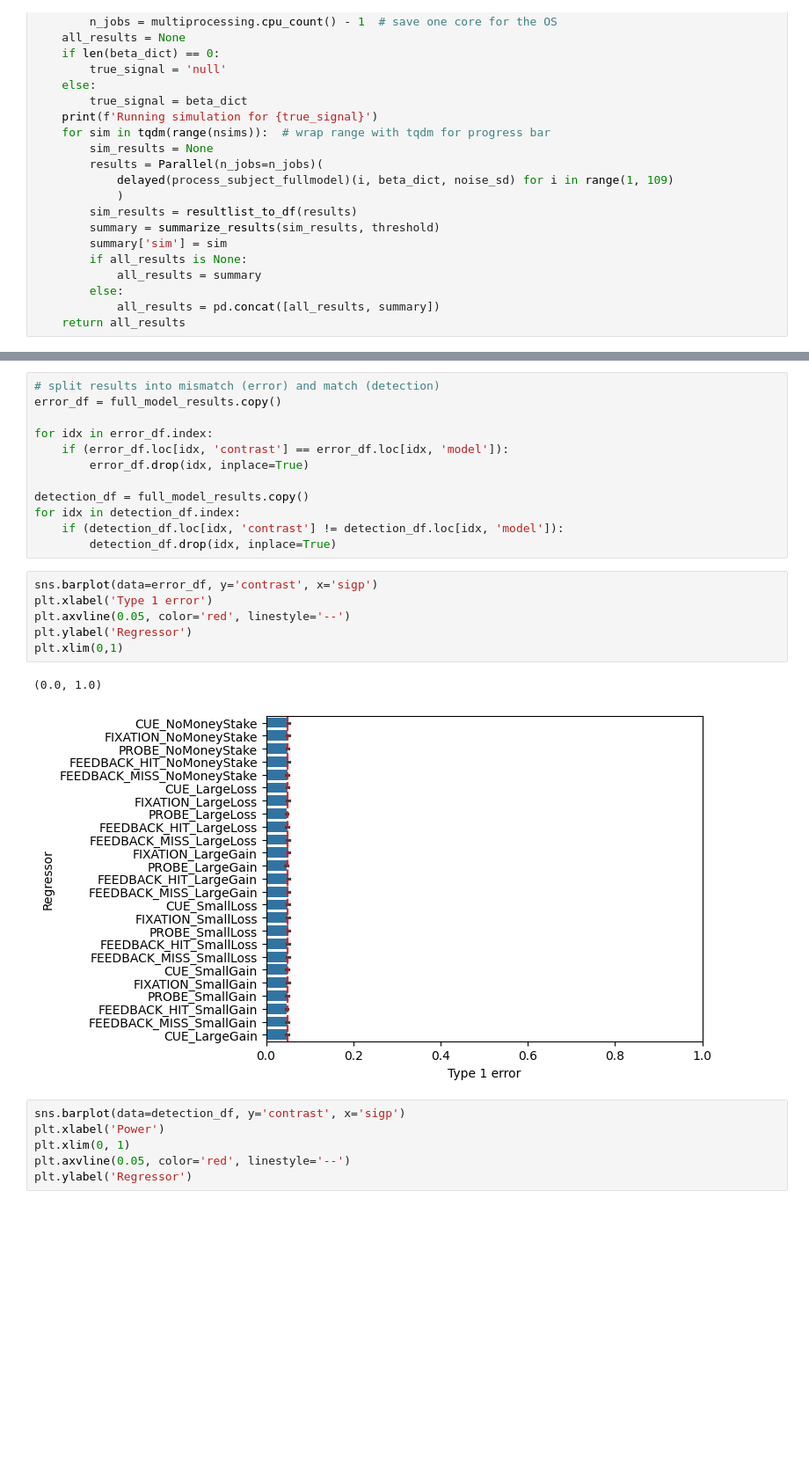
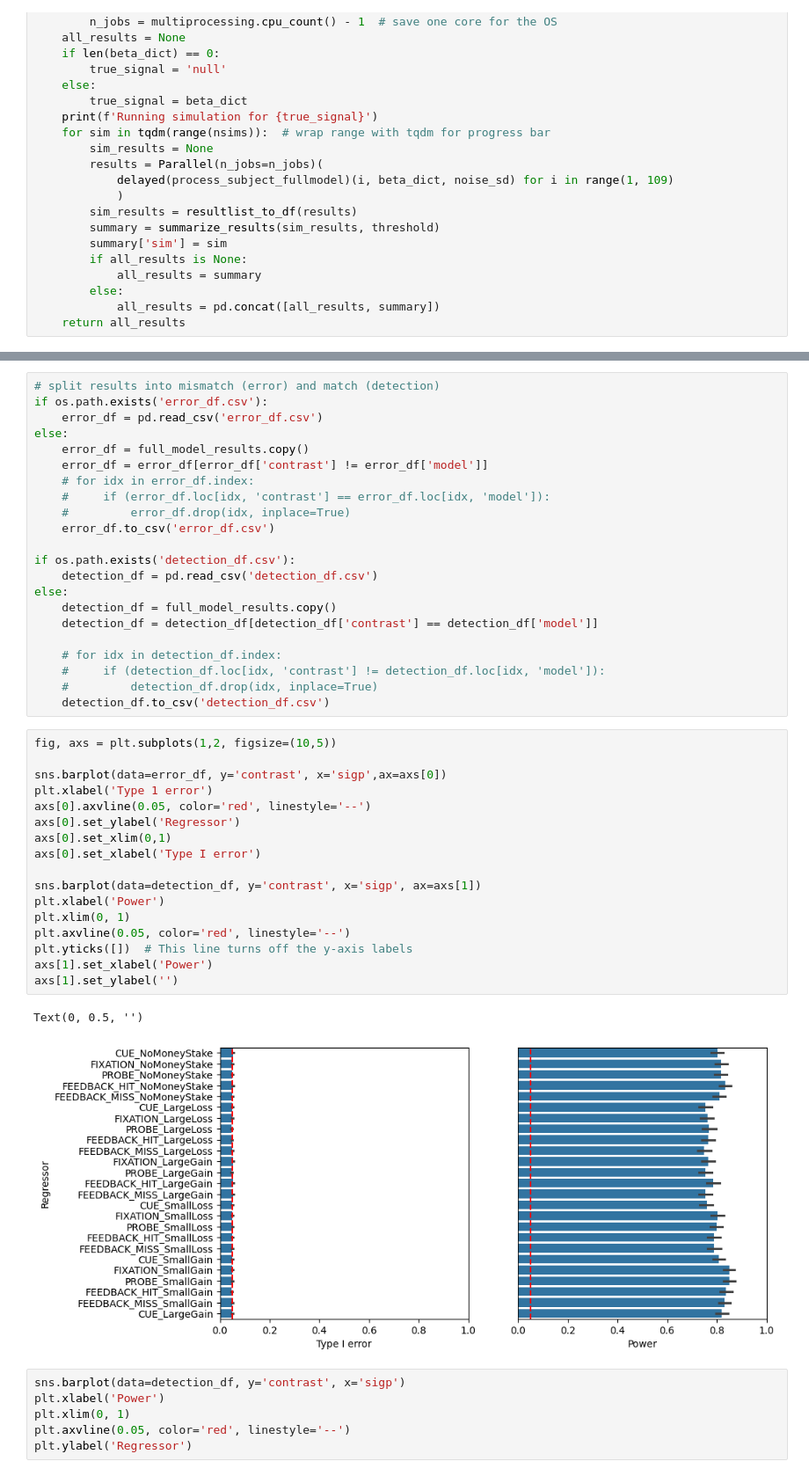
Before and after one commit to poldrack/MID_simulations, a Jupyter notebook: MID_sim_groupmodel_jittered.ipynb, the cells around one changed output, grey strips where cells are left out. Shown at 88% size. Drawn from its saved outputs; the diff is of its cells as text; blank space fills up the shorter version.

Commit message:
fix figures

```diff
--- a/MID_sim_groupmodel_jittered.ipynb
+++ b/MID_sim_groupmodel_jittered.ipynb
@@ -737,25 +741,46 @@ Running simulation for {'FEEDBACK_MISS_LargeLoss': 0.25}
 ... (13 outputs left out)
 # %%
 # split results into mismatch (error) and match (detection)
-error_df = full_model_results.copy()
+if os.path.exists('error_df.csv'):
+    error_df = pd.read_csv('error_df.csv')
+else:
+    error_df = full_model_results.copy()
+    error_df = error_df[error_df['contrast'] != error_df['model']]
+    # for idx in error_df.index:
+    #     if (error_df.loc[idx, 'contrast'] == error_df.loc[idx, 'model']):
+    #         error_df.drop(idx, inplace=True)
+    error_df.to_csv('error_df.csv')
 
-for idx in error_df.index:
-    if (error_df.loc[idx, 'contrast'] == error_df.loc[idx, 'model']):
-        error_df.drop(idx, inplace=True)
+if os.path.exists('detection_df.csv'):
+    detection_df = pd.read_csv('detection_df.csv')
+else:
+    detection_df = full_model_results.copy()
+    detection_df = detection_df[detection_df['contrast'] == detection_df['model']]
 
-detection_df = full_model_results.copy()
-for idx in detection_df.index:
-    if (detection_df.loc[idx, 'contrast'] != detection_df.loc[idx, 'model']):
-        detection_df.drop(idx, inplace=True)
+    # for idx in detection_df.index:
+    #     if (detection_df.loc[idx, 'contrast'] != detection_df.loc[idx, 'model']):
+    #         detection_df.drop(idx, inplace=True)
+    detection_df.to_csv('detection_df.csv')
-# %%
-sns.barplot(data=error_df, y='contrast', x='sigp')
-plt.xlabel('Type 1 error')
-plt.axvline(0.05, color='red', linestyle='--')
-plt.ylabel('Regressor')
-plt.xlim(0,1)
-# %% [output]
-(0.0, 1.0)
-[figure, removed]
+# %%
+fig, axs = plt.subplots(1,2, figsize=(10,5))
+
+sns.barplot(data=error_df, y='contrast', x='sigp',ax=axs[0])
+plt.xlabel('Type 1 error')
+axs[0].axvline(0.05, color='red', linestyle='--')
+axs[0].set_ylabel('Regressor')
+axs[0].set_xlim(0,1)
+axs[0].set_xlabel('Type I error')
+
+sns.barplot(data=detection_df, y='contrast', x='sigp', ax=axs[1])
+plt.xlabel('Power')
+plt.xlim(0, 1)
+plt.axvline(0.05, color='red', linestyle='--')
+plt.yticks([])  # This line turns off the y-axis labels
+axs[1].set_xlabel('Power')
+axs[1].set_ylabel('')
+# %% [output]
+Text(0, 0.5, '')
+[figure, added]
 # %%
 sns.barplot(data=detection_df, y='contrast', x='sigp')
 plt.xlabel('Power')
```
Also changed, not shown: parts of 3 cells of this notebook.
